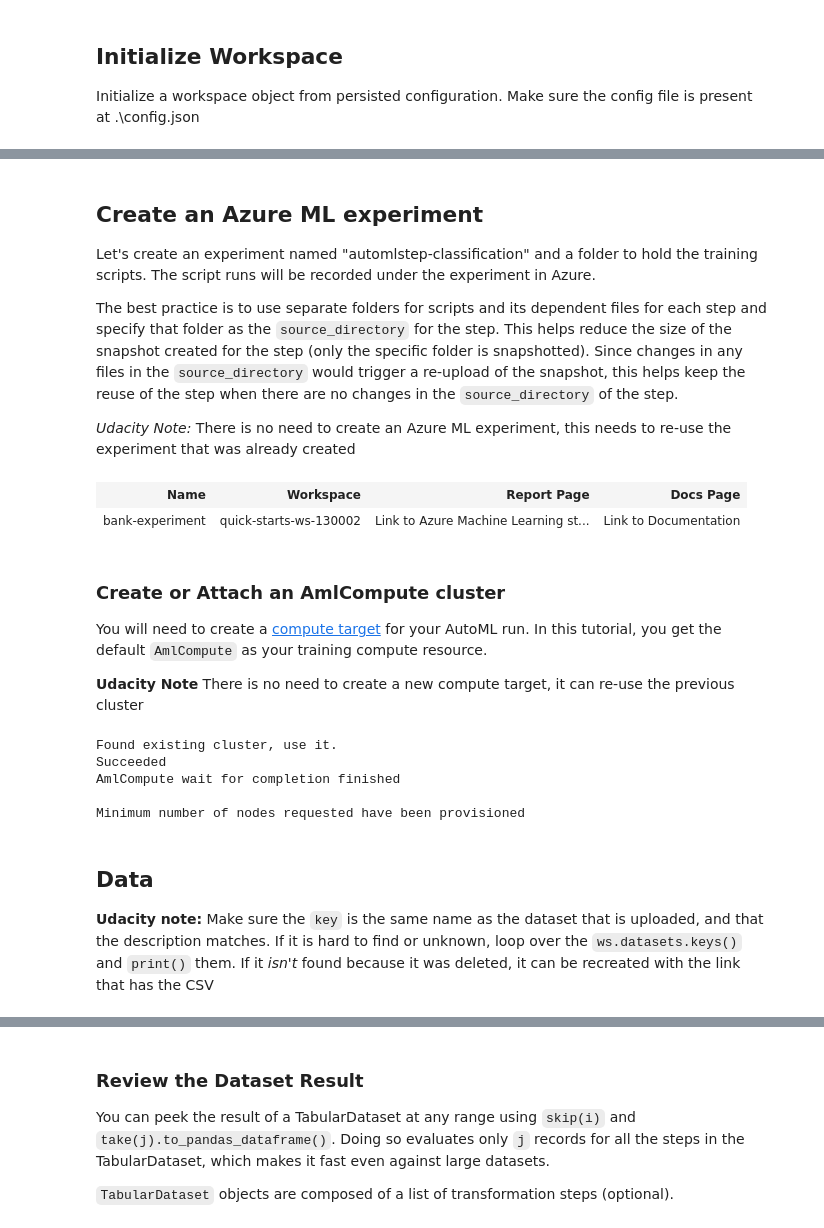
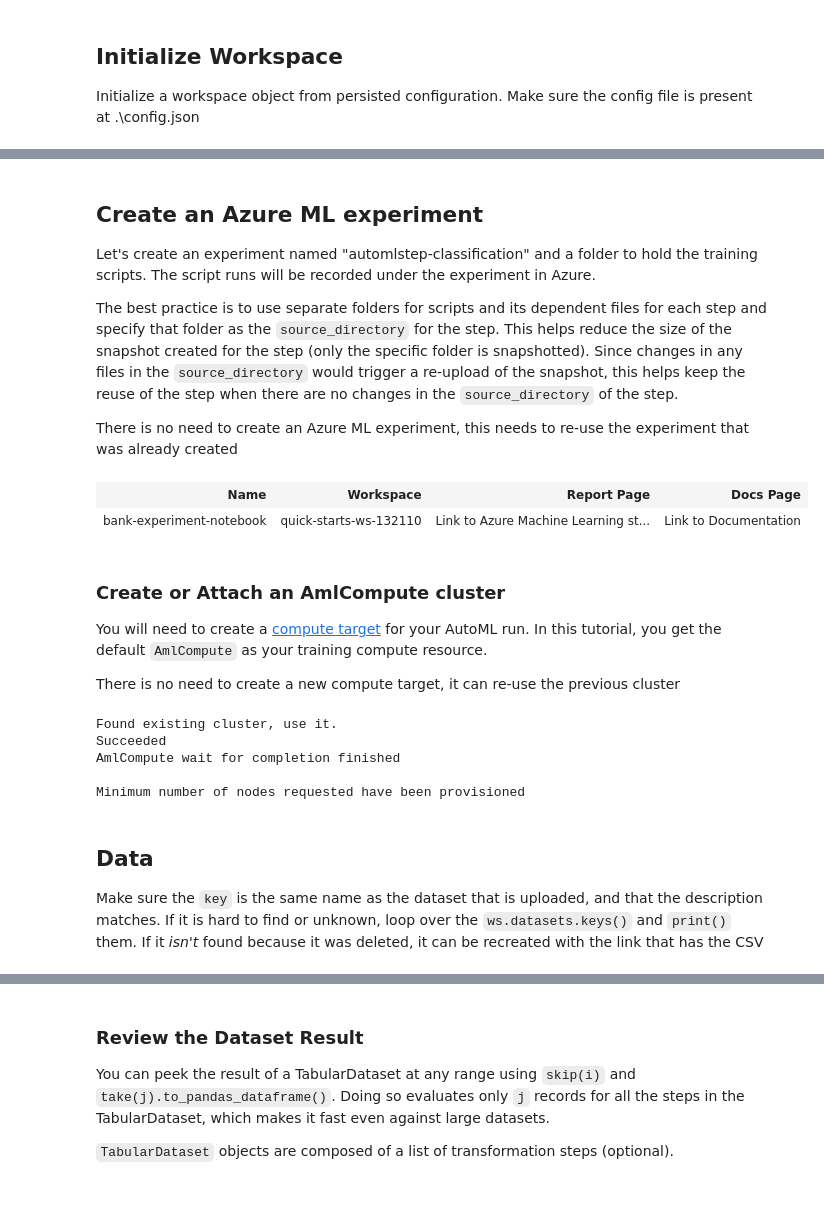
Before and after one commit to elbertsoftware/ML-Pipeline-Automation, a Jupyter notebook: aml-pipelines-with-automated-machine-learning-step.ipynb, the cells around one changed output, grey strips where cells are left out. Drawn from its saved outputs; the diff is of its cells as text; code cells hidden in the pictures; blank space fills up the shorter version.

```diff
--- a/aml-pipelines-with-automated-machine-learning-step.ipynb
+++ b/aml-pipelines-with-automated-machine-learning-step.ipynb
@@ -63,23 +58,23 @@ Let's create an experiment named "automlstep-classification" and a folder to hol
 
 The best practice is to use separate folders for scripts and its dependent files for each step and specify that folder as the `source_directory` for the step. This helps reduce the size of the snapshot created for the step (only the specific folder is snapshotted). Since changes in any files in the `source_directory` would trigger a re-upload of the snapshot, this helps keep the reuse of the step when there are no changes in the `source_directory` of the step.
 
-*Udacity Note:* There is no need to create an Azure ML experiment, this needs to re-use the experiment that was already created
+There is no need to create an Azure ML experiment, this needs to re-use the experiment that was already created
 # %%
 # Choose a name for the run history container in the workspace.
 # NOTE: update these to match your existing experiment name
-experiment_name = 'bank-experiment'
+experiment_name = 'bank-experiment-notebook'
 project_folder = './pipeline-project'
 
 experiment = Experiment(ws, experiment_name)
 experiment
 # %% [output]
 | Name | Workspace | Report Page | Docs Page |
-| bank-experiment | quick-starts-ws-130002 | Link to Azure Machine Learning st... | Link to Documentation |
+| bank-experiment-notebook | quick-starts-ws-132110 | Link to Azure Machine Learning st... | Link to Documentation |
 # %% [markdown]
 ### Create or Attach an AmlCompute cluster
 You will need to create a [compute target](https://docs.microsoft.com/azure/machine-learning/service/concept-azure-machine-learning-architecture#compute-target) for your AutoML run. In this tutorial, you get the default `AmlCompute` as your training compute resource.
 
-**Udacity Note** There is no need to create a new compute target, it can re-use the previous cluster
+There is no need to create a new compute target, it can re-use the previous cluster
 # %%
 from azureml.core.compute import AmlCompute
 from azureml.core.compute import ComputeTarget
@@ -110,7 +105,7 @@ Minimum number of nodes requested have been provisioned
 # %% [markdown]
 ## Data
 
-**Udacity note:** Make sure the `key` is the same name as the dataset that is uploaded, and that the description matches. If it is hard to find or unknown, loop over the `ws.datasets.keys()` and `print()` them.
+Make sure the `key` is the same name as the dataset that is uploaded, and that the description matches. If it is hard to find or unknown, loop over the `ws.datasets.keys()` and `print()` them.
 If it *isn't* found because it was deleted, it can be recreated with the link that has the CSV
 # %%
 # Try to load the dataset from the Workspace. Otherwise, create it from the file
```
Also changed, not shown: parts of 21 cells of this notebook, 5 other files.
